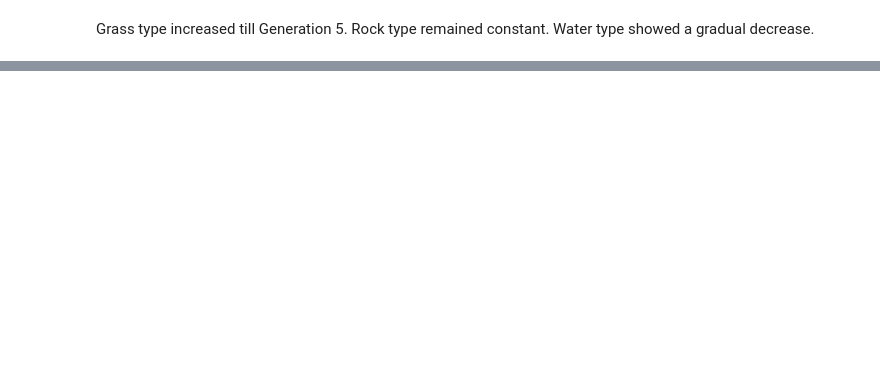
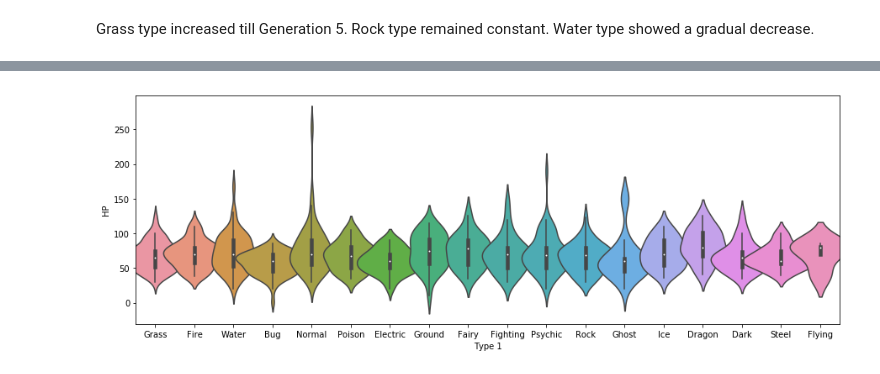
Before and after one commit to TheRochVoices/experiments-with-data, a Jupyter notebook: PokemonDataset/Analysis.ipynb, the cells around one changed output, grey strips where cells are left out. Saved outputs shown, nothing was run; the diff lists cells and outputs as text; code cells hidden in the pictures; blank space fills up the shorter version.

```diff
--- a/PokemonDataset/Analysis.ipynb
+++ b/PokemonDataset/Analysis.ipynb
@@ -77,0 +94,6 @@ Grass type increased till Generation 5. Rock type remained constant. Water type
+# %%
+plt.subplots(figsize = (15,5))
+f = sns.violinplot(x="Type 1", y="HP", data=df, width=2)
+#sns.mpl.rc(f, figsize=(9,8))
+# %% [output]
+[figure, added]
```
Also changed, not shown: parts of 7 cells of this notebook.
